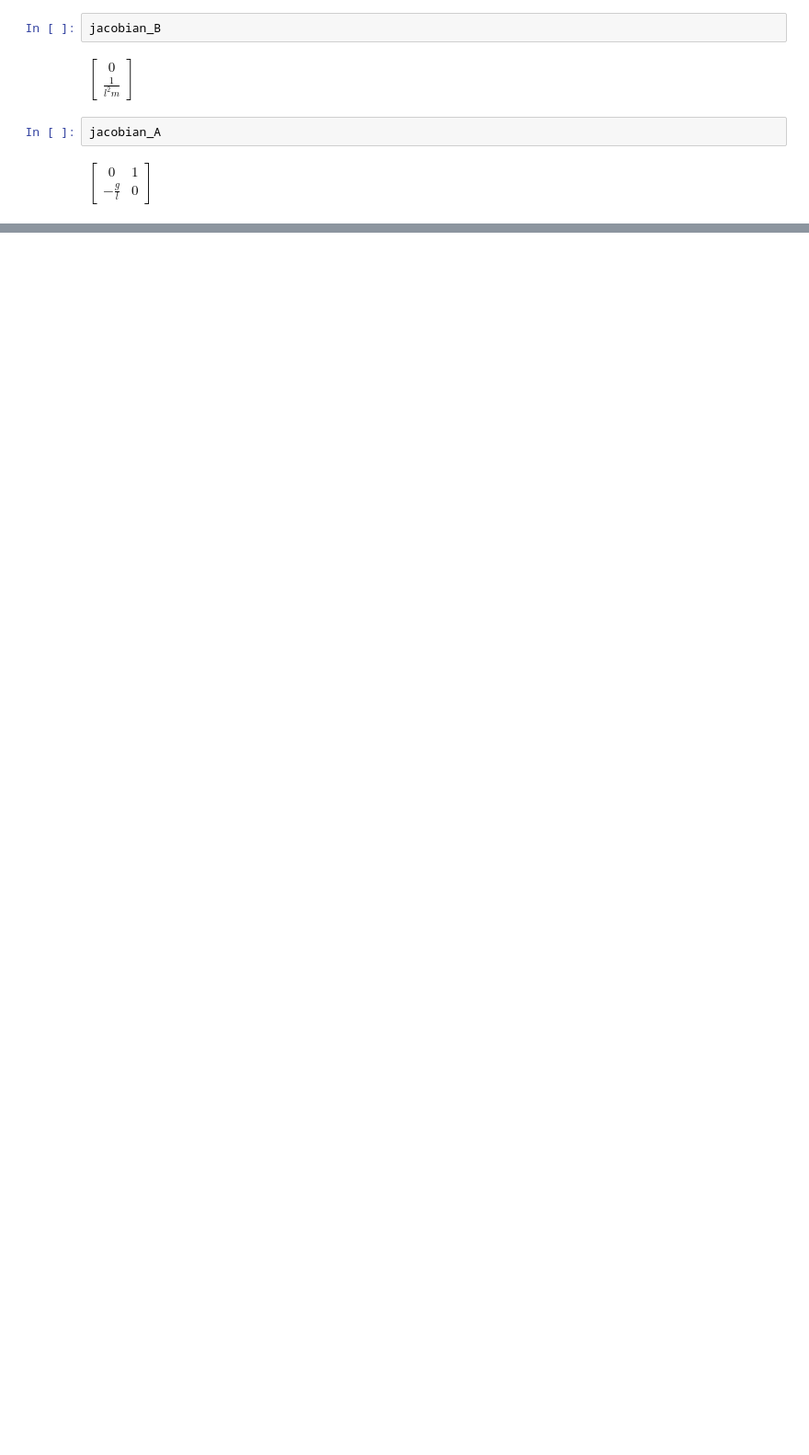
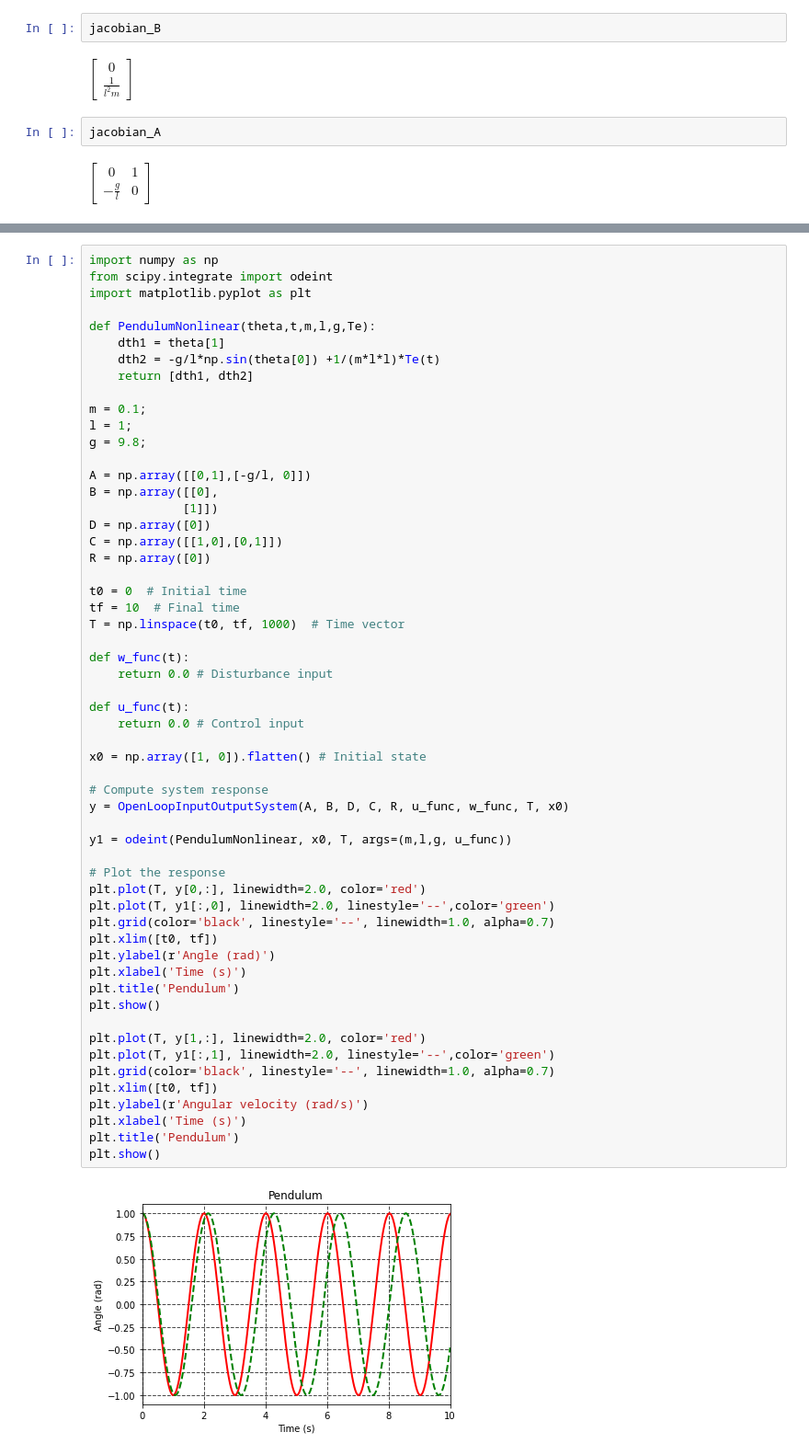
Before and after one commit to jomsc/aut202-ensta, a Jupyter notebook: APM_4AUT2_TA_TP1.ipynb, the cells around one changed output, grey strips where cells are left out. Shown at 92% size. Cells and saved outputs as stored; diff of their text form; blank space fills up the shorter version.

```diff
--- a/APM_4AUT2_TA_TP1.ipynb
+++ b/APM_4AUT2_TA_TP1.ipynb
@@ -376,0 +547,58 @@ plt.show()
+# %%
+import numpy as np
+from scipy.integrate import odeint
+import matplotlib.pyplot as plt
+
+def PendulumNonlinear(theta,t,m,l,g,Te):
+    dth1 = theta[1]
+    dth2 = -g/l*np.sin(theta[0]) +1/(m*l*l)*Te(t)
+    return [dth1, dth2]
+
+m = 0.1;
+l = 1;
+g = 9.8;
+
+A = np.array([[0,1],[-g/l, 0]])
+B = np.array([[0],
+             [1]])
+D = np.array([0])
+C = np.array([[1,0],[0,1]])
+R = np.array([0])
+
+t0 = 0  # Initial time
+tf = 10  # Final time
+T = np.linspace(t0, tf, 1000)  # Time vector
+
+def w_func(t):
+    return 0.0 # Disturbance input
+
+def u_func(t):
+    return 0.0 # Control input
+
+x0 = np.array([1, 0]).flatten() # Initial state
+
+# Compute system response
+y = OpenLoopInputOutputSystem(A, B, D, C, R, u_func, w_func, T, x0)
+
+y1 = odeint(PendulumNonlinear, x0, T, args=(m,l,g, u_func))
+
+# Plot the response
+plt.plot(T, y[0,:], linewidth=2.0, color='red')
+plt.plot(T, y1[:,0], linewidth=2.0, linestyle='--',color='green')
+plt.grid(color='black', linestyle='--', linewidth=1.0, alpha=0.7)
+plt.xlim([t0, tf])
+plt.ylabel(r'Angle (rad)')
+plt.xlabel('Time (s)')
+plt.title('Pendulum')
+plt.show()
+
+plt.plot(T, y[1,:], linewidth=2.0, color='red')
+plt.plot(T, y1[:,1], linewidth=2.0, linestyle='--',color='green')
+plt.grid(color='black', linestyle='--', linewidth=1.0, alpha=0.7)
+plt.xlim([t0, tf])
+plt.ylabel(r'Angular velocity (rad/s)')
+plt.xlabel('Time (s)')
+plt.title('Pendulum')
+plt.show()
+# %% [output]
+[figure, added]
```
Also changed, not shown: parts of 15 cells of this notebook.
